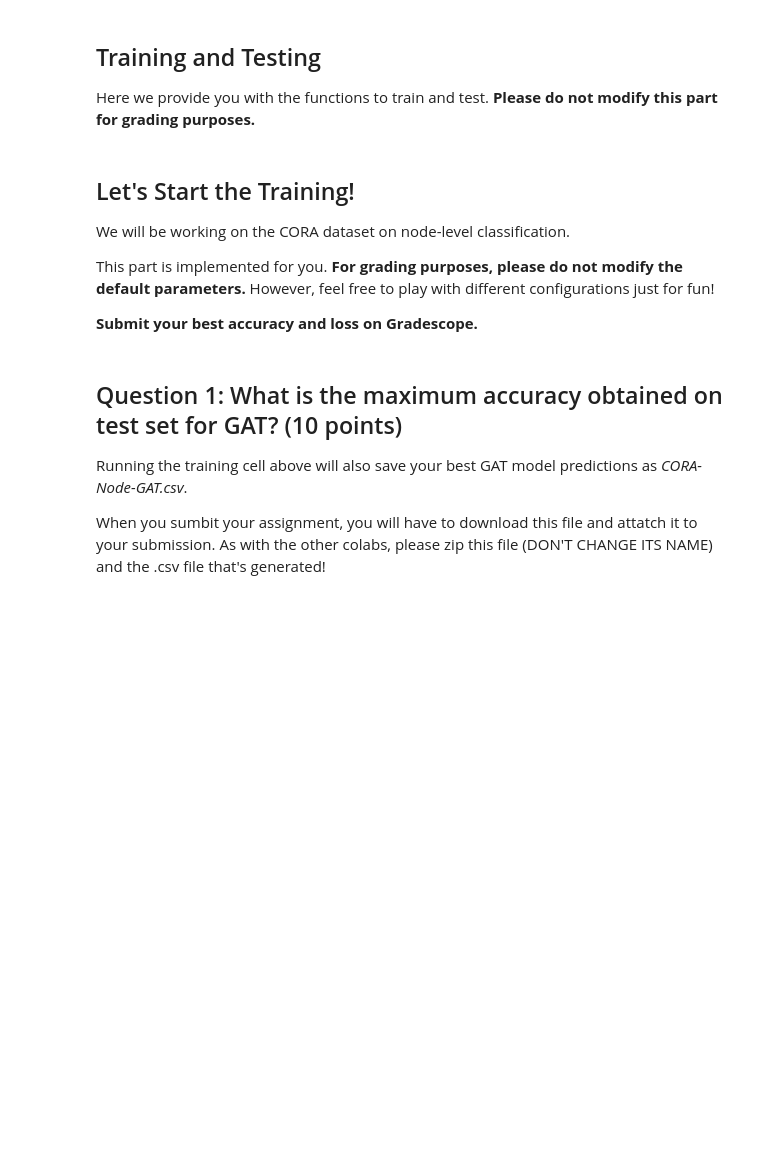
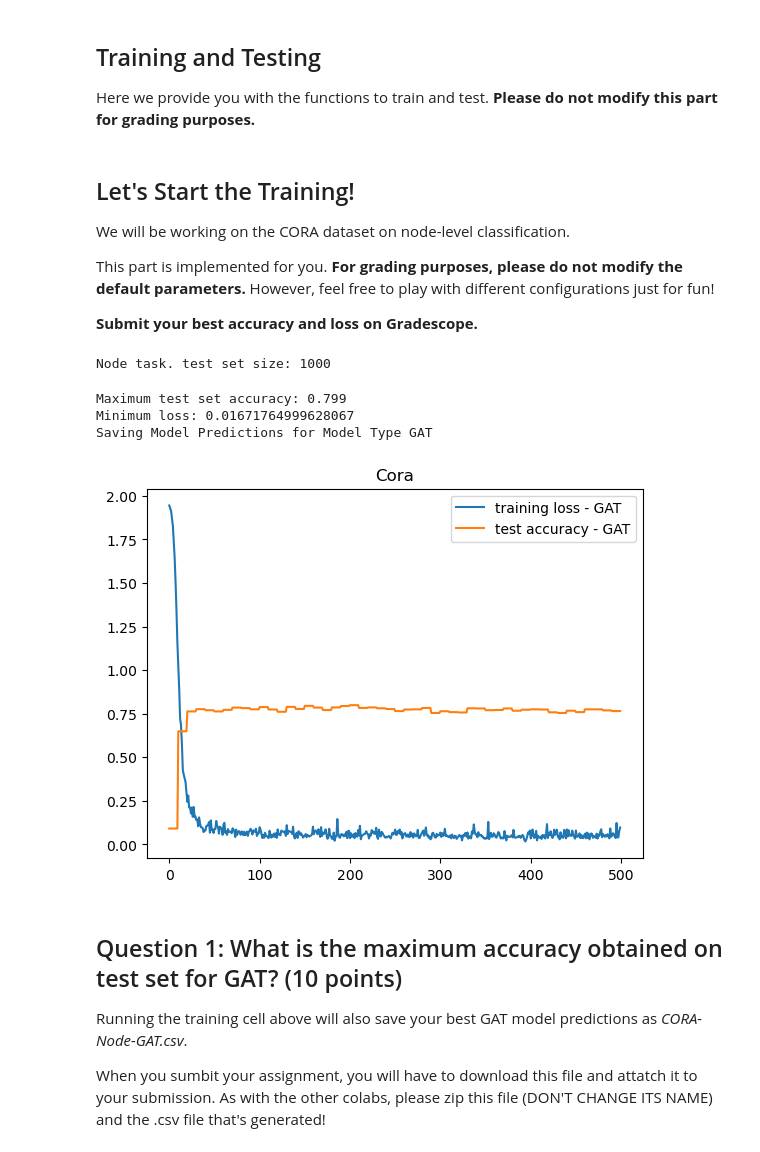
Before and after one commit to stefgmz/standford-cs224w-ML_w_graphs, a Jupyter notebook: CS224W_Colab4.ipynb, the cells around one changed output. Cells and saved outputs as stored; diff of their text form; code cells hidden in the pictures; blank space fills up the shorter version.

```diff
--- a/CS224W_Colab4.ipynb
+++ b/CS224W_Colab4.ipynb
@@ -384,8 +405,8 @@ def train(dataset, args):
     test_loader = loader = DataLoader(dataset, batch_size=args.batch_size, shuffle=False)
 
     # build model
-    model = GNNStack(dataset.num_node_features, args.hidden_dim, dataset.num_classes,
-                            args)
+    model = GNNStack(dataset.num_node_features, args.hidden_dim,
+                     dataset.num_classes, args)
     scheduler, opt = build_optimizer(args, model.parameters())
 
     # train
@@ -410,13 +431,13 @@ def train(dataset, args):
         losses.append(total_loss)
 
         if epoch % 10 == 0:
-          test_acc = test(test_loader, model)
-          test_accs.append(test_acc)
-          if test_acc > best_acc:
-            best_acc = test_acc
-            best_model = copy.deepcopy(model)
+            test_acc = test(test_loader, model)
+            test_accs.append(test_acc)
+            if test_acc > best_acc:
+                best_acc = test_acc
+                best_model = copy.deepcopy(model)
         else:
-          test_accs.append(test_accs[-1])
+            test_accs.append(test_accs[-1])
 
     return test_accs, losses, best_model, best_acc, test_loader
 
@@ -437,15 +458,15 @@ def test(loader, test_model, is_validation=False, save_model_preds=False, model_
         label = label[mask]
 
         if save_model_preds:
-          print ("Saving Model Predictions for Model Type", model_type)
+            print ("Saving Model Predictions for Model Type", model_type)
 
-          data = {}
-          data['pred'] = pred.view(-1).cpu().detach().numpy()
-          data['label'] = label.view(-1).cpu().detach().numpy()
+            data = {}
+            data['pred'] = pred.view(-1).cpu().detach().numpy()
+            data['label'] = label.view(-1).cpu().detach().numpy()
 
-          df = pd.DataFrame(data=data)
-          # Save locally as csv
-          df.to_csv('CORA-Node-' + model_type + '.csv', sep=',', index=False)
+            df = pd.DataFrame(data=data)
+            # Save locally as csv
+            df.to_csv('CORA-Node-' + model_type + '.csv', sep=',', index=False)
 
         correct += pred.eq(label).sum().item()
 
@@ -469,36 +490,42 @@ This part is implemented for you. **For grading purposes, please do not modify t
 # %%
 if 'IS_GRADESCOPE_ENV' not in os.environ:
     for args in [
-        {'model_type': 'GAT', 'dataset': 'cora', 'num_layers': 2, 'heads': 1, 'batch_size': 32, 'hidden_dim': 32, 'dropout': 0.5, 'epochs': 500, 'opt': 'adam', 'opt_scheduler': 'none', 'opt_restart': 0, 'weight_decay': 5e-3, 'lr': 0.01},
+        {'model_type': 'GAT', 'dataset': 'cora', 'num_layers': 2, 'heads': 2, 'batch_size': 32, 'hidden_dim': 32, 'dropout': 0.5, 'epochs': 500, 'opt': 'adam', 'opt_scheduler': 'none', 'opt_restart': 0, 'weight_decay': 5e-3, 'lr': 0.01},
     ]:
         args = objectview(args)
         for model in ['GAT']:
             args.model_type = model
 
             # Match the dimension.
             if model == 'GAT':
-              args.heads = 2
+                args.heads = 2
             else:
-              args.heads = 1
+                args.heads = 1
 
             if args.dataset == 'cora':
                 dataset = Planetoid(root='/tmp/cora', name='Cora')
             else:
                 raise NotImplementedError("Unknown dataset")
             test_accs, losses, best_model, best_acc, test_loader = train(dataset, args)
 
             print("Maximum test set accuracy: {0}".format(max(test_accs)))
             print("Minimum loss: {0}".format(min(losses)))
 
             # Run test for our best model to save the predictions!
             test(test_loader, best_model, is_validation=False, save_model_preds=True, model_type=model)
             print()
 
             plt.title(dataset.name)
             plt.plot(losses, label="training loss" + " - " + args.model_type)
             plt.plot(test_accs, label="test accuracy" + " - " + args.model_type)
         plt.legend()
         plt.show()
+# %% [output]
+Node task. test set size: 1000
+Maximum test set accuracy: 0.799
+Minimum loss: 0.01671764999628067
+Saving Model Predictions for Model Type GAT
+[figure, added]
 # %% [markdown]
 ## Question 1: What is the maximum accuracy obtained on test set for GAT? (10 points)
 
```
Also changed, not shown: parts of 5 cells of this notebook.
